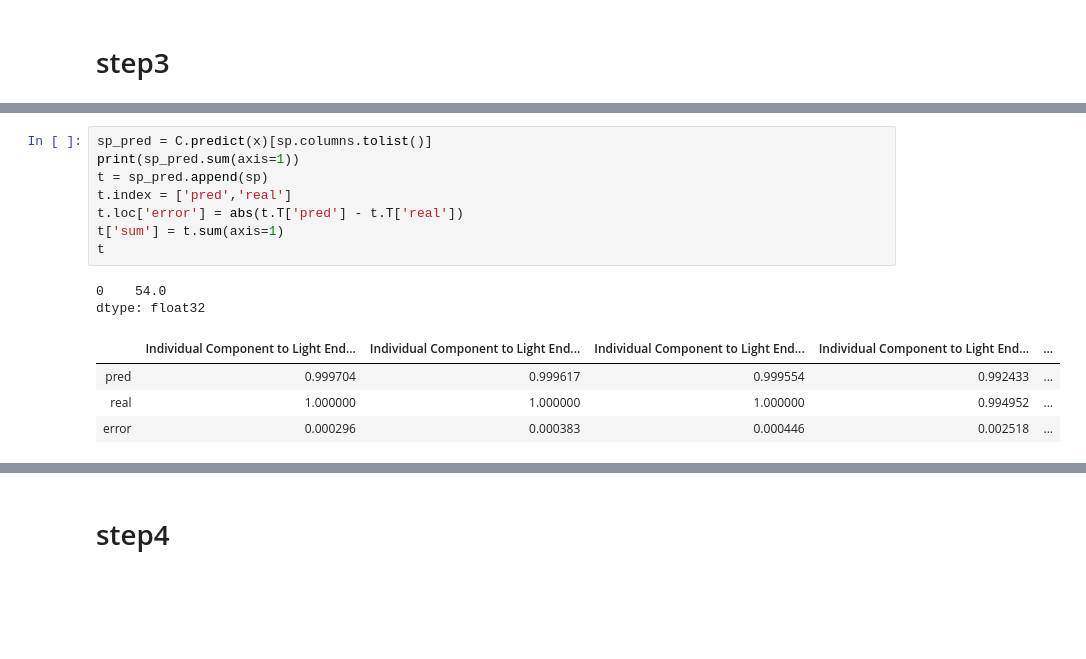
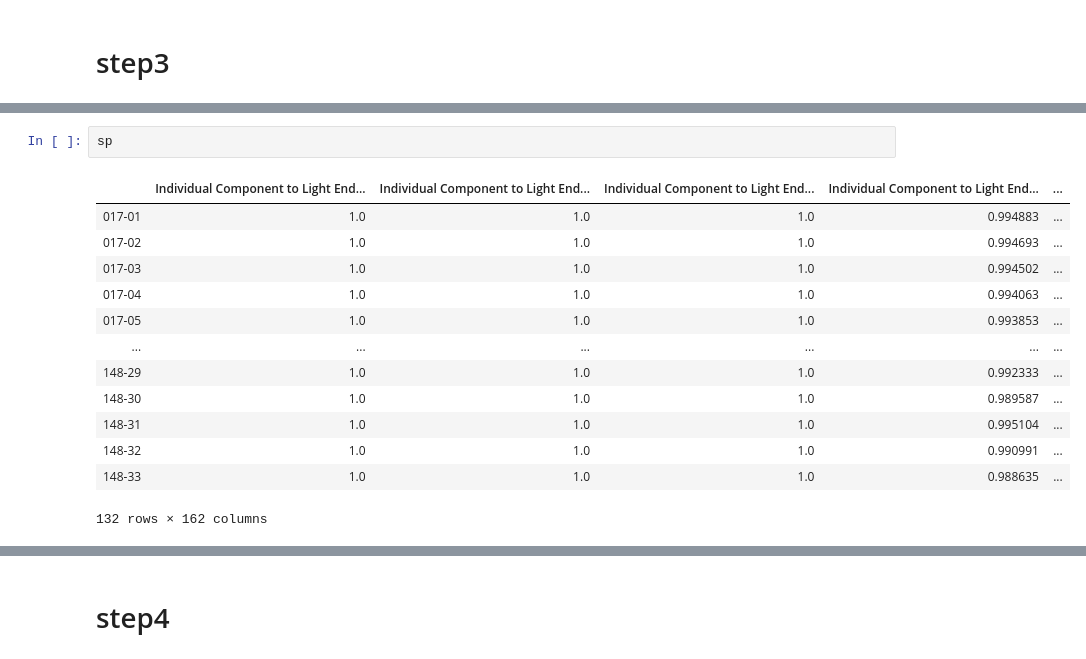
Before and after one commit to skywalker0803r/oil_project_20200412, a Jupyter notebook: API_test.ipynb, the cells around one changed output, grey strips where cells are left out. Saved outputs shown, nothing was run; the diff lists cells and outputs as text; blank space fills up the shorter version.

```diff
--- a/API_test.ipynb
+++ b/API_test.ipynb
@@ -74,15 +92,16 @@ df
-# %%
-sp_pred = C.predict(x)[sp.columns.tolist()]
-print(sp_pred.sum(axis=1))
-t = sp_pred.append(sp)
-t.index = ['pred','real']
-t.loc['error'] = abs(t.T['pred'] - t.T['real'])
-t['sum'] = t.sum(axis=1)
-t
-# %% [output]
-0    54.0
-dtype: float32
-|  | Individual Component to Light End... | Individual Component to Light End... | Individual Component to Light End... | Individual Component to Light End... | ... |
-| pred | 0.999704 | 0.999617 | 0.999554 | 0.992433 | ... |
-| real | 1.000000 | 1.000000 | 1.000000 | 0.994952 | ... |
-| error | 0.000296 | 0.000383 | 0.000446 | 0.002518 | ... |
+# %%
+sp
+# %% [output]
+|  | Individual Component to Light End... | Individual Component to Light End... | Individual Component to Light End... | Individual Component to Light End... | ... |
+| 017-01 | 1.0 | 1.0 | 1.0 | 0.994883 | ... |
+| 017-02 | 1.0 | 1.0 | 1.0 | 0.994693 | ... |
+| 017-03 | 1.0 | 1.0 | 1.0 | 0.994502 | ... |
+| 017-04 | 1.0 | 1.0 | 1.0 | 0.994063 | ... |
+| 017-05 | 1.0 | 1.0 | 1.0 | 0.993853 | ... |
+| ... | ... | ... | ... | ... | ... |
+| 148-29 | 1.0 | 1.0 | 1.0 | 0.992333 | ... |
+| 148-30 | 1.0 | 1.0 | 1.0 | 0.989587 | ... |
+| 148-31 | 1.0 | 1.0 | 1.0 | 0.995104 | ... |
+| 148-32 | 1.0 | 1.0 | 1.0 | 0.990991 | ... |
+| 148-33 | 1.0 | 1.0 | 1.0 | 0.988635 | ... |
+132 rows × 162 columns
```
Also changed, not shown: parts of 15 cells of this notebook.
